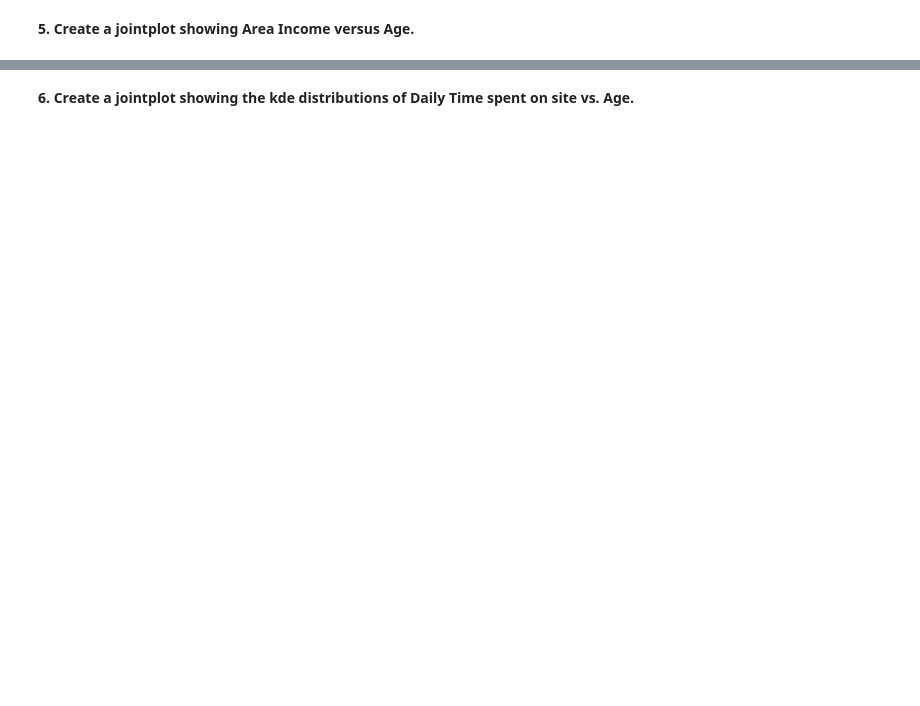
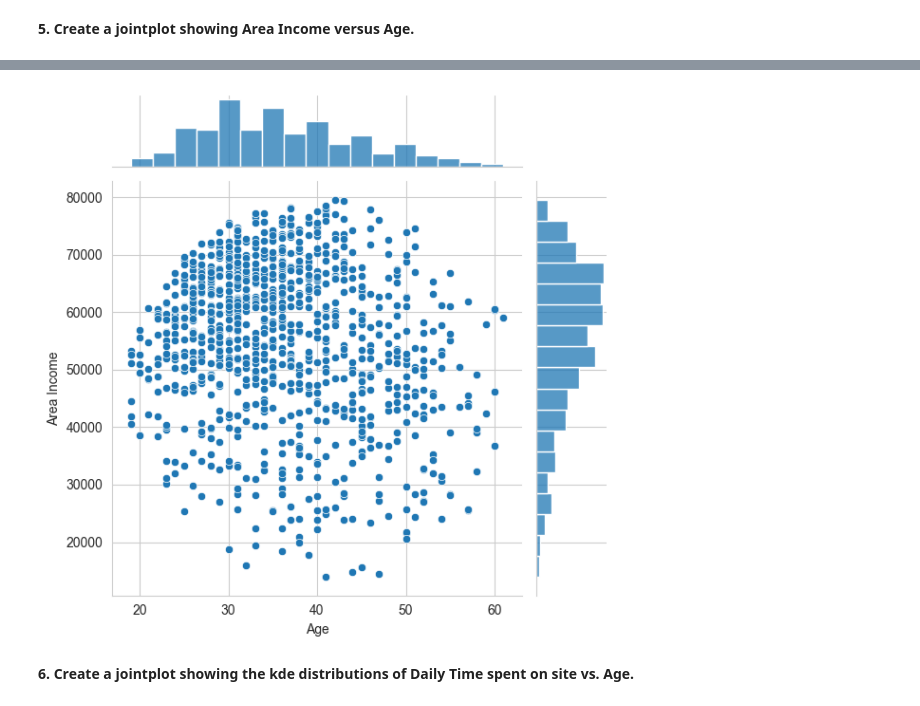
Before and after one commit to RishKr17/ISE364HW2, a Jupyter notebook: HW2.ipynb, the cells around one changed output, grey strips where cells are left out. Drawn from its saved outputs; the diff is of its cells as text; code cells hidden in the pictures; blank space fills up the shorter version.

```diff
--- a/HW2.ipynb
+++ b/HW2.ipynb
@@ -542,2 +553,7 @@ Use seaborn to explore the data.
+# %%
+sns.jointplot(x='Age', y='Area Income', data=ad_data)
+plt.show()
+# %% [output]
+[figure, added]
 # %% [markdown]
 **6. Create a jointplot showing the kde distributions of Daily Time spent on site vs. Age.**
```
Also changed, not shown: parts of 43 cells of this notebook.
